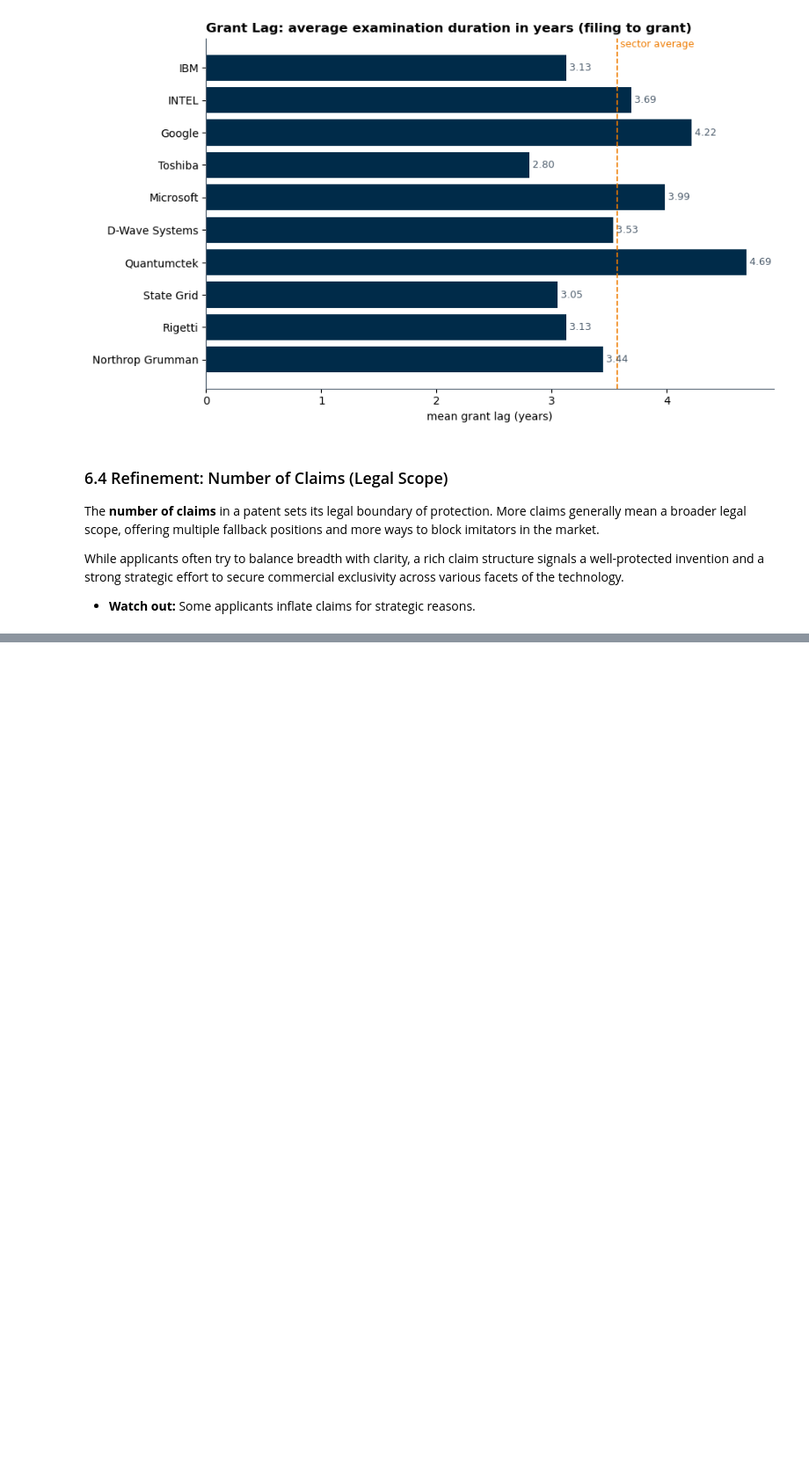
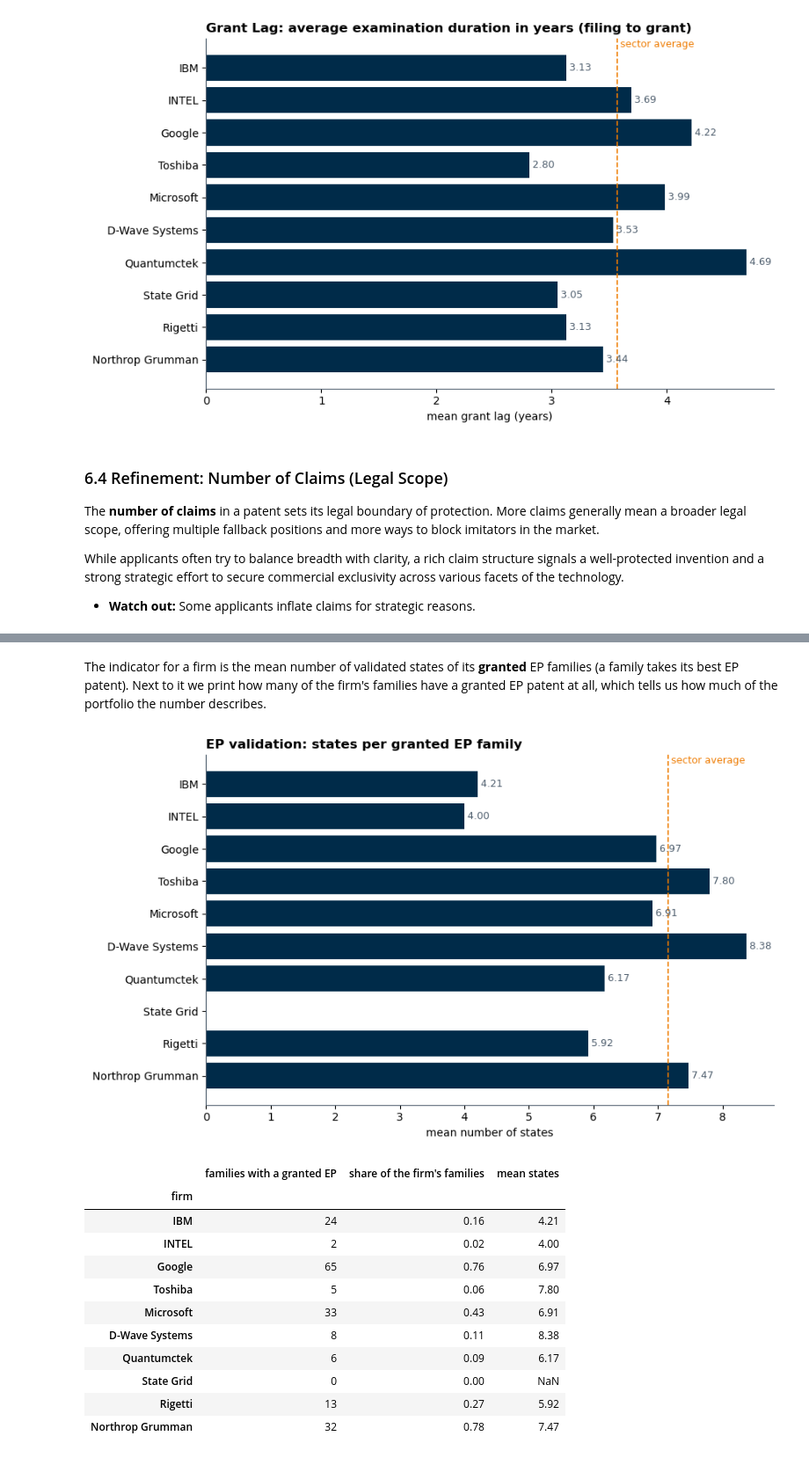
Before and after one commit to letiBri/team-30-QuantumComputing, a Jupyter notebook: notebooks/STEP3_present_score.ipynb, the cells around one changed output, grey strips where cells are left out. Shown at 88% size. Drawn from its saved outputs; the diff is of its cells as text; code cells hidden in the pictures; blank space fills up the shorter version.

```diff
--- a/notebooks/STEP3_present_score.ipynb
+++ b/notebooks/STEP3_present_score.ipynb
@@ -1063,0 +1106,5 @@ pd.concat([success_global, family_success, lag_firm, claims_firm], axis=1) \
+# %%
+families["single_office"] = (families.offices == 1).astype(int)
+pd.concat([globalization.rename("mean offices"),
+           per_firm("offices", "median").rename("median offices"),
+           per_firm("single_office").rename("share at one office only")], axis=1).rename(index=SHORT).round(2)
@@ -1063,0 +1207,29 @@ pd.concat([success_global, family_success, lag_firm, claims_firm], axis=1) \
+# %% [markdown]
+The indicator for a firm is the mean number of validated states of its **granted** EP families (a family takes its best EP patent). Next to it we print how many of the firm's families have a granted EP patent at all, which tells us how much of the portfolio the number describes.
+# %%
+ep_g = ep[ep.granted == "Y"].copy()
+ep_g["states"] = ep_g.appln_id.map(states).fillna(0)
+families["ep_states"] = families.docdb_family_id.map(ep_g.groupby("docdb_family_id").states.max())
+families["ep_granted"] = families.docdb_family_id.isin(ep_g.docdb_family_id).astype(int)
+ep_states = per_firm("ep_states")
+ep_reach = per_firm("ep_granted").rename("granted_ep_share")
+
+firm_bars(ep_states, "EP validation: states per granted EP family", "mean number of states",
+          ref=families.ep_states.mean(), ref_label="sector average")
+pd.concat([per_firm("ep_granted", "sum").rename("families with a granted EP"),
+           ep_reach.rename("share of the firm's families"), ep_states.rename("mean states")],
+          axis=1).rename(index=SHORT).round(2)
+# %% [output]
+[figure, added]
+|  | families with a granted EP | share of the firm's families | mean states |
+| firm |  |  |  |
+| IBM | 24 | 0.16 | 4.21 |
+| INTEL | 2 | 0.02 | 4.00 |
+| Google | 65 | 0.76 | 6.97 |
+| Toshiba | 5 | 0.06 | 7.80 |
+| Microsoft | 33 | 0.43 | 6.91 |
+| D-Wave Systems | 8 | 0.11 | 8.38 |
+| Quantumctek | 6 | 0.09 | 6.17 |
+| State Grid | 0 | 0.00 | NaN |
+| Rigetti | 13 | 0.27 | 5.92 |
+| Northrop Grumman | 32 | 0.78 | 7.47 |
```
Also changed, not shown: parts of 58 cells of this notebook, 2 other files.
